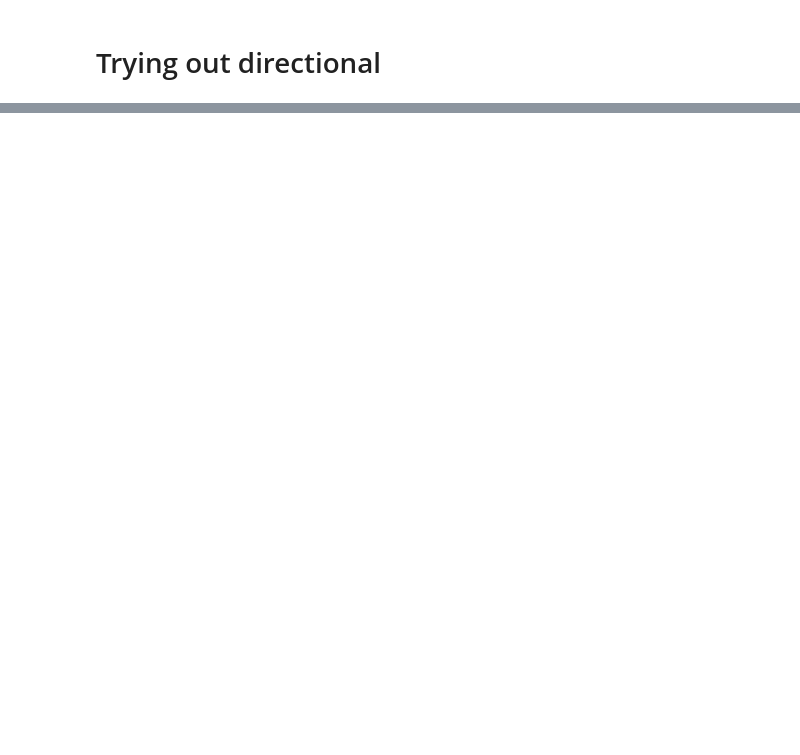
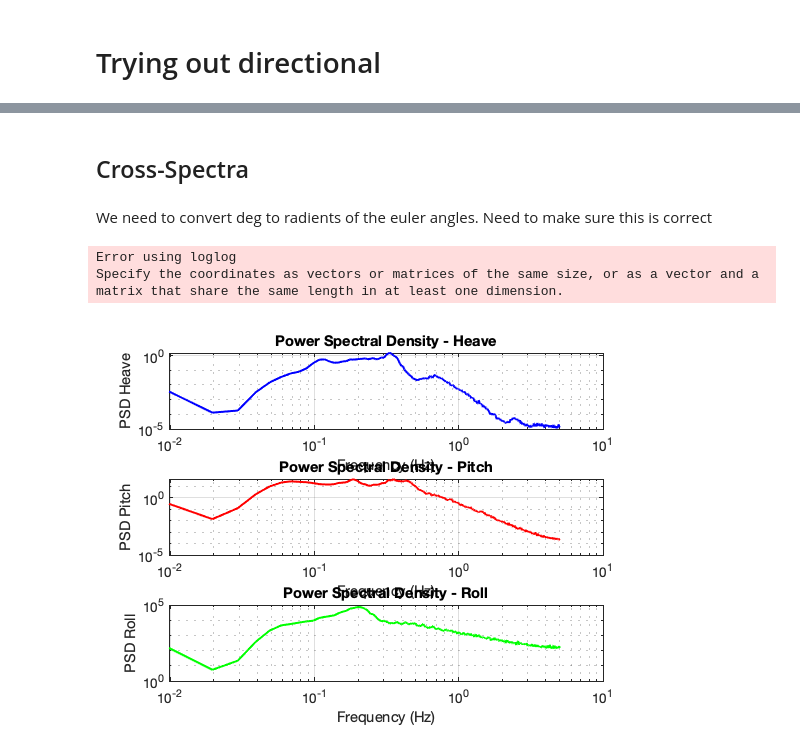
Before and after one commit to alesss42/glider_wave, a Jupyter notebook: Analysis/Studying_waves.ipynb, the cells around one changed output, grey strips where cells are left out. Cells and saved outputs as stored; diff of their text form; code cells hidden in the pictures; blank space fills up the shorter version.

```diff
--- a/Analysis/Studying_waves.ipynb
+++ b/Analysis/Studying_waves.ipynb
@@ -501,0 +396,2 @@ buoy =
+# %% [markdown]
+## Cross-Spectra
@@ -501,0 +417,2 @@ buoy =
+# %% [markdown]
+We need to convert deg to radients of the euler angles. Need to make sure this is correct
@@ -501,0 +423,26 @@ buoy =
+# %%
+% Load or simulate motion data
+fs = 10; % Sampling frequency in Hz
+fc = 0.05; % Cutoff frequency in Hz (remove drift below this)
+order = 4; % Filter order
+Nfft = 2^10; % Number of FFT points
+
+% Choose a window size and overlap for mscohere
+window = hanning(Nfft);
+noverlap = Nfft/2; % 50% overlap
+
+
+% Estimate PSD for all glider variables
+fields = fieldnames(glider);
+PSD = struct();
+data_p = struct();
+
+for i = 1:length(fields)
+    var_name = fields{i};
+
+    % High-pass filter
+    [data_p.(var_name)] = quick_high_pass_filter(glider.(var_name), fs, fc, order); % Removing low frequency noise
+
+    % Compute Power Spectral Density (PSD)
+    [PSD.(var_name), k_psd] = fast_psd(data_p.(var_name), Nfft, fs);  % Similar to matlab pwelch (data_p.(var_name), hamming(Nfft), Nfft/2, Nfft, fs);
+end
@@ -501,0 +462,25 @@ buoy =
+# %%
+loglog(k,PSD.heave, 'k'); hold on; hold on
+loglog(k,PSD.pitch, 'b'); hold on
+loglog(k,PSD.roll, 'g'); hold on
+# %% [output]
+Error using loglog
+Specify the coordinates as vectors or matrices of the same size, or as a vector and a matrix that share the same length in at least one dimension.
+# %%
+figure;
+subplot(3,1,1);
+loglog(k_psd, PSD.heave, 'b', 'LineWidth',1.5);
+xlabel('Frequency (Hz)'); ylabel('PSD Heave');
+title('Power Spectral Density - Heave'); grid on;
+
+subplot(3,1,2);
+loglog(k_psd, PSD.pitch, 'r', 'LineWidth',1.5);
+xlabel('Frequency (Hz)'); ylabel('PSD Pitch');
+title('Power Spectral Density - Pitch'); grid on;
+
+subplot(3,1,3);
+loglog(k_psd, PSD.roll, 'g', 'LineWidth',1.5);
+xlabel('Frequency (Hz)'); ylabel('PSD Roll');
+title('Power Spectral Density - Roll'); grid on;
+# %% [output]
+[figure, added]
```
Also changed, not shown: parts of 59 cells of this notebook.
